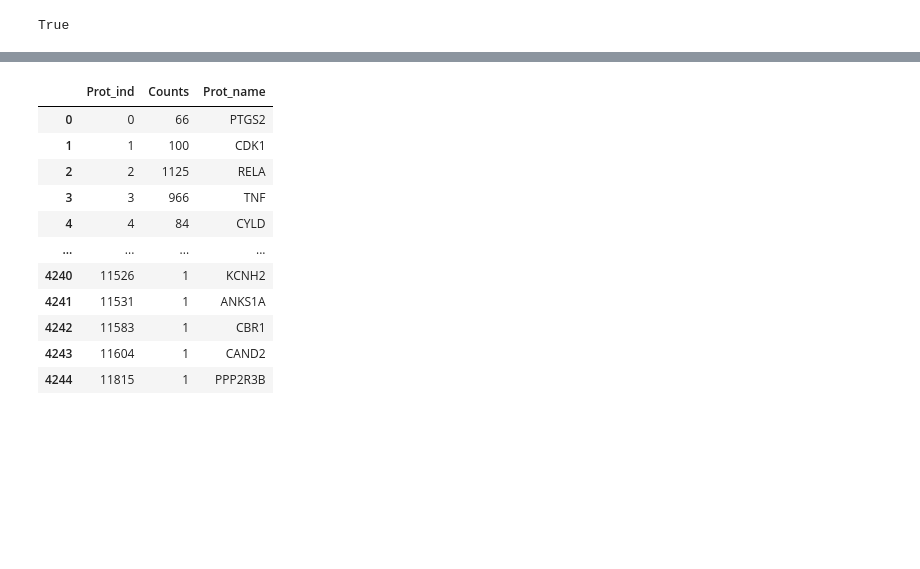
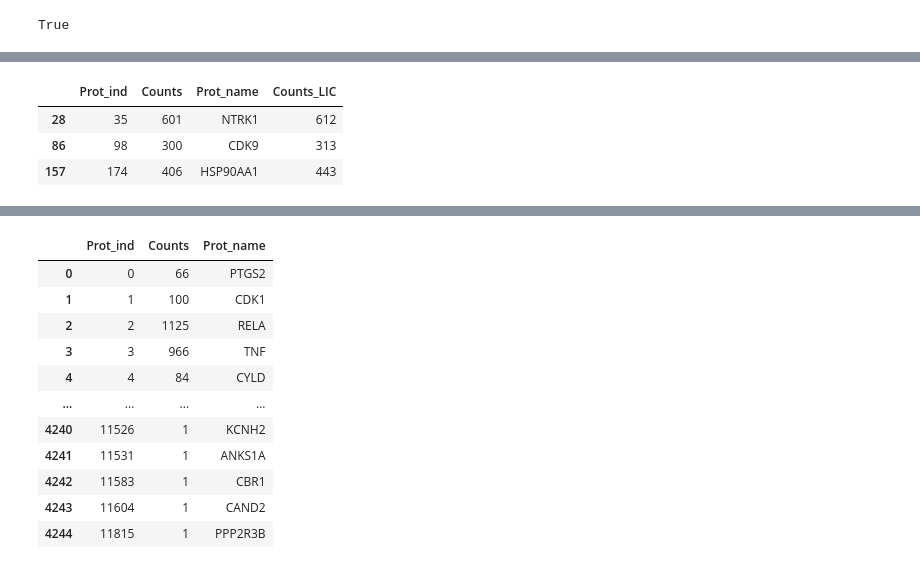
Before and after one commit to francescozambelli/OncoVirus_SarsCov2, a Jupyter notebook: Multilayer_Statistics.ipynb, the cells around one changed output, grey strips where cells are left out. Drawn from its saved outputs; the diff is of its cells as text; code cells hidden in the pictures; blank space fills up the shorter version.

```diff
--- a/Multilayer_Statistics.ipynb
+++ b/Multilayer_Statistics.ipynb
@@ -320,0 +322,7 @@ n_lic_freq.sort_values("Counts", ascending=False)[["Prot_name", "Counts"]].head(
+# %%
+n_lvc_freq[(n_lvc_freq["Counts_LIC"]-n_lvc_freq["Counts"])>10]
+# %% [output]
+|  | Prot_ind | Counts | Prot_name | Counts_LIC |
+| 28 | 35 | 601 | NTRK1 | 612 |
+| 86 | 98 | 300 | CDK9 | 313 |
+| 157 | 174 | 406 | HSP90AA1 | 443 |
```
Also changed, not shown: parts of 16 cells of this notebook, 1 other file.
